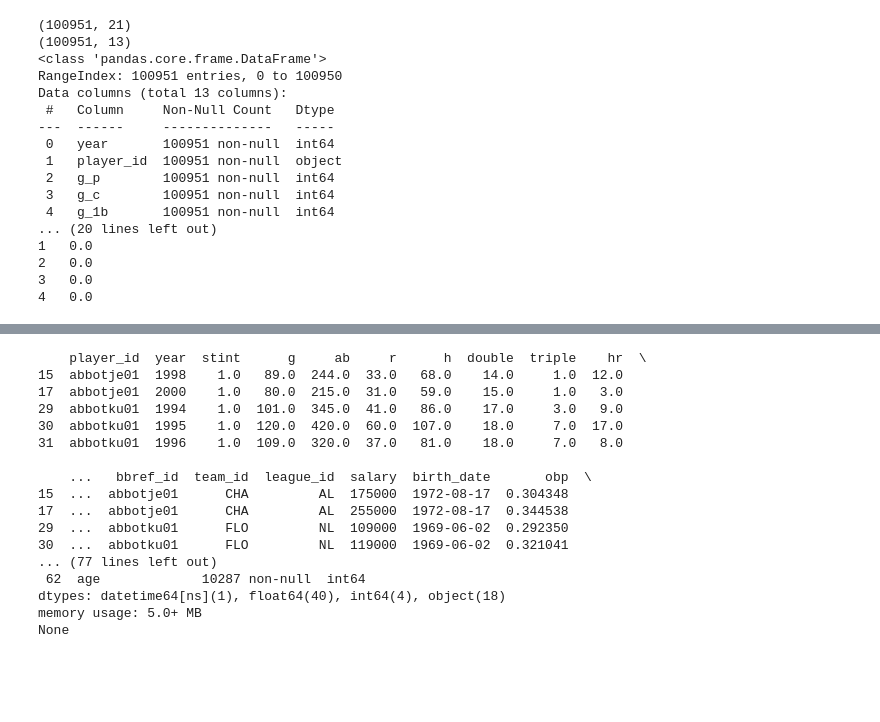
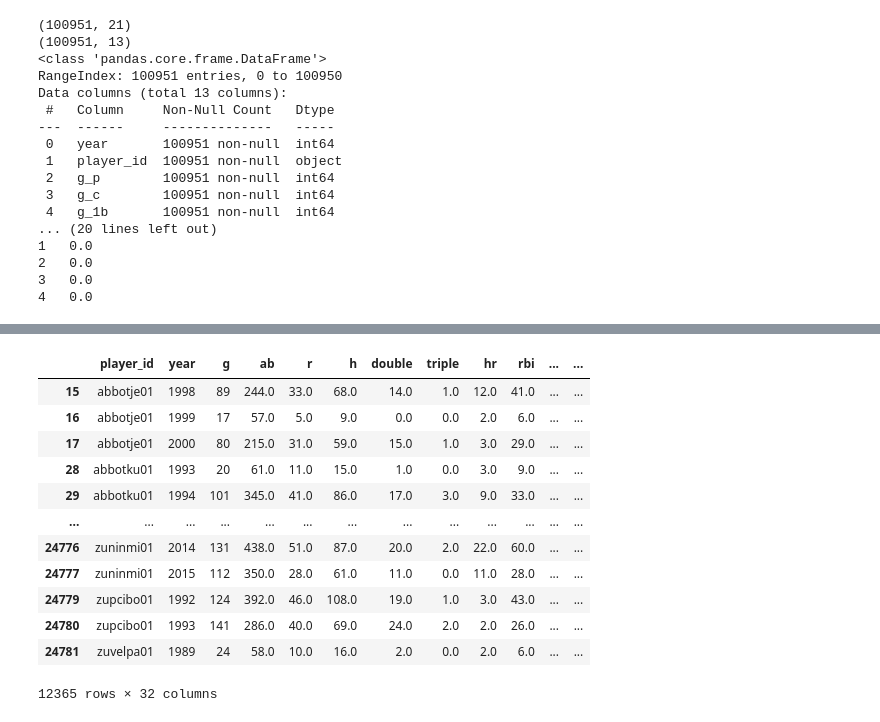
Before and after one commit to boardmjm/Capstone-Two, a Jupyter notebook: Data_Collection.ipynb, the cells around one changed output, grey strips where cells are left out. Cells and saved outputs as stored; diff of their text form; code cells hidden in the pictures; blank space fills up the shorter version.

```diff
--- a/Data_Collection.ipynb
+++ b/Data_Collection.ipynb
@@ -80,6 +113,0 @@ df
-# %%
-#combine records where a player played for multiple teams into one record
-#df = df.groupby(['player_id', 'year'])['team_id', 'g', 'ab', 'r', 'h', 'double', 'triple', 'hr', 'rbi', 'sb', 'cs', 'bb', 'so', 'ibb', 'hbp', 'sh', 'sf', 'g_idp'].sum().reset_index()
-df = df.groupby(['player_id', 'year']).mean().reset_index()
-print(df.head())
-print(df.info())
@@ -158,30 +203,21 @@ print(df.head())
-# %%
-#calculate season number in a player's career and age
-df['year_of_career'] = (df['year'] - pd.DatetimeIndex(df['debut']).year)
-df['age'] = (df['year'] - pd.DatetimeIndex(df['birth_date']).year)
-print(df.head())
-print(df.info())
-# %% [output]
-    player_id  year  stint      g     ab     r      h  double  triple    hr  \
-15  abbotje01  1998    1.0   89.0  244.0  33.0   68.0    14.0     1.0  12.0
-17  abbotje01  2000    1.0   80.0  215.0  31.0   59.0    15.0     1.0   3.0
-29  abbotku01  1994    1.0  101.0  345.0  41.0   86.0    17.0     3.0   9.0
-30  abbotku01  1995    1.0  120.0  420.0  60.0  107.0    18.0     7.0  17.0
-31  abbotku01  1996    1.0  109.0  320.0  37.0   81.0    18.0     7.0   8.0
-
-    ...   bbref_id  team_id  league_id  salary  birth_date       obp  \
-15  ...  abbotje01      CHA         AL  175000  1972-08-17  0.304348
-17  ...  abbotje01      CHA         AL  255000  1972-08-17  0.344538
-29  ...  abbotku01      FLO         NL  109000  1969-06-02  0.292350
-30  ...  abbotku01      FLO         NL  119000  1969-06-02  0.321041
-... (77 lines left out)
- 62  age             10287 non-null  int64
-dtypes: datetime64[ns](1), float64(40), int64(4), object(18)
-memory usage: 5.0+ MB
-None
 # %%
 #Delete unnecessary columns
-df = df.drop(df.columns[[2,20,31,32,33,35,36,37,38,39,40,41,42,46,47,48,49,50,51,52,53,54,55,57]], axis=1)
+df = df.drop(df.columns[[2,20,26,27,28,31,32,33,34,35,36,37,38,39,40,41,42,43,44,45,46,47,48,49,50,51,52,53,54,55,57,58]], axis=1)
+df
+# %% [output]
+|  | player_id | year | g | ab | r | h | double | triple | hr | rbi | ... | ... |
+| 15 | abbotje01 | 1998 | 89 | 244.0 | 33.0 | 68.0 | 14.0 | 1.0 | 12.0 | 41.0 | ... | ... |
+| 16 | abbotje01 | 1999 | 17 | 57.0 | 5.0 | 9.0 | 0.0 | 0.0 | 2.0 | 6.0 | ... | ... |
+| 17 | abbotje01 | 2000 | 80 | 215.0 | 31.0 | 59.0 | 15.0 | 1.0 | 3.0 | 29.0 | ... | ... |
+| 28 | abbotku01 | 1993 | 20 | 61.0 | 11.0 | 15.0 | 1.0 | 0.0 | 3.0 | 9.0 | ... | ... |
+| 29 | abbotku01 | 1994 | 101 | 345.0 | 41.0 | 86.0 | 17.0 | 3.0 | 9.0 | 33.0 | ... | ... |
+| ... | ... | ... | ... | ... | ... | ... | ... | ... | ... | ... | ... | ... |
+| 24776 | zuninmi01 | 2014 | 131 | 438.0 | 51.0 | 87.0 | 20.0 | 2.0 | 22.0 | 60.0 | ... | ... |
+| 24777 | zuninmi01 | 2015 | 112 | 350.0 | 28.0 | 61.0 | 11.0 | 0.0 | 11.0 | 28.0 | ... | ... |
+| 24779 | zupcibo01 | 1992 | 124 | 392.0 | 46.0 | 108.0 | 19.0 | 1.0 | 3.0 | 43.0 | ... | ... |
+| 24780 | zupcibo01 | 1993 | 141 | 286.0 | 40.0 | 69.0 | 24.0 | 2.0 | 2.0 | 26.0 | ... | ... |
+| 24781 | zuvelpa01 | 1989 | 24 | 58.0 | 10.0 | 16.0 | 2.0 | 0.0 | 2.0 | 6.0 | ... | ... |
+12365 rows × 32 columns
 # %%
 #Fill NaN values in 'obp', 'slg', 'ops' columns with zeros because the errors are driven by a player
 #having 0 at bats for a season
```
Also changed, not shown: parts of 25 cells of this notebook.
